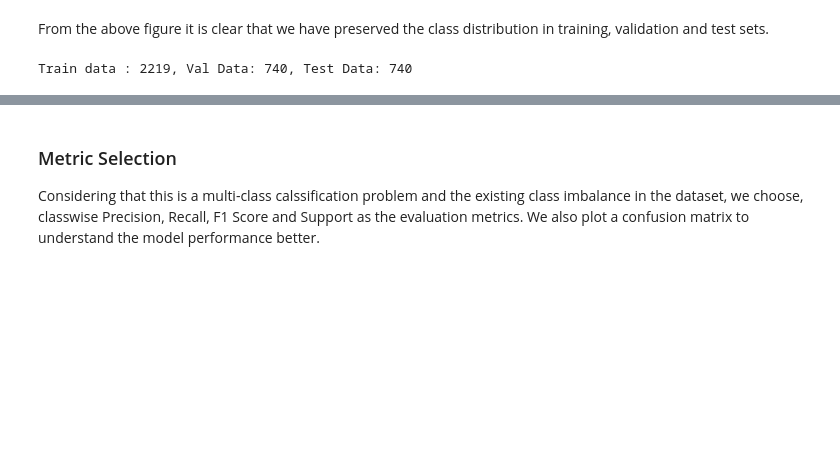
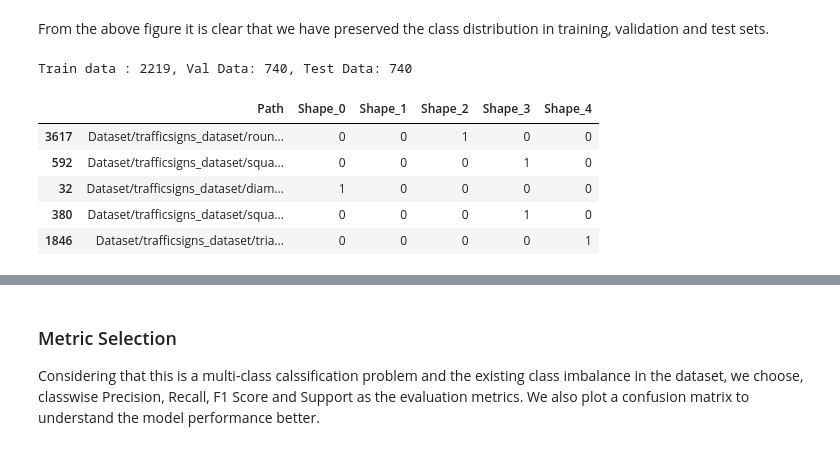
Before and after one commit to ashwin-sreejith/Traffic_Sign_Detection, a Jupyter notebook: cnn.ipynb, the cells around one changed output, grey strips where cells are left out. Saved outputs shown, nothing was run; the diff lists cells and outputs as text; code cells hidden in the pictures; blank space fills up the shorter version.

```diff
--- a/cnn.ipynb
+++ b/cnn.ipynb
@@ -55,4 +55,35 @@ From the above figure it is clear that we have preserved the class distribution
 print("Train data : {}, Val Data: {}, Test Data: {}".format(train_data.shape[0], val_data.shape[0], test_data.shape[0]))
 # %% [output]
 Train data : 2219, Val Data: 740, Test Data: 740
+# %%
+# Convert the boolean encoding to integer
+def bool_to_int(df_encoded) -> pd.DataFrame:
+    """Convert boolean encoding to integer encoding"""
+    for col in df_encoded.columns:
+        if df_encoded[col].dtype == bool:
+            df_encoded[col] = df_encoded[col].astype(int)
+    return df_encoded
+# %%
+# One-hot encode 'Shape' column in the train data
+train_data = pd.get_dummies(train_data, columns=['Shape'])
+
+# One-hot encode 'Shape' column in the validation data
+val_data = pd.get_dummies(val_data, columns=['Shape'])
+
+# One-hot encode 'Shape' column in the test data
+test_data = pd.get_dummies(test_data, columns=['Shape'])
+# %%
+# Convert boolean encoding to integer encoding
+train_data = bool_to_int(train_data)
+val_data = bool_to_int(val_data)
+test_data = bool_to_int(test_data)
+
+train_data.head()
+# %% [output]
+|  | Path | Shape_0 | Shape_1 | Shape_2 | Shape_3 | Shape_4 |
+| 3617 | Dataset/trafficsigns_dataset/roun... | 0 | 0 | 1 | 0 | 0 |
+| 592 | Dataset/trafficsigns_dataset/squa... | 0 | 0 | 0 | 1 | 0 |
+| 32 | Dataset/trafficsigns_dataset/diam... | 1 | 0 | 0 | 0 | 0 |
+| 380 | Dataset/trafficsigns_dataset/squa... | 0 | 0 | 0 | 1 | 0 |
+| 1846 | Dataset/trafficsigns_dataset/tria... | 0 | 0 | 0 | 0 | 1 |
 # %%
```
Also changed, not shown: parts of 6 cells of this notebook, 1 other file.
